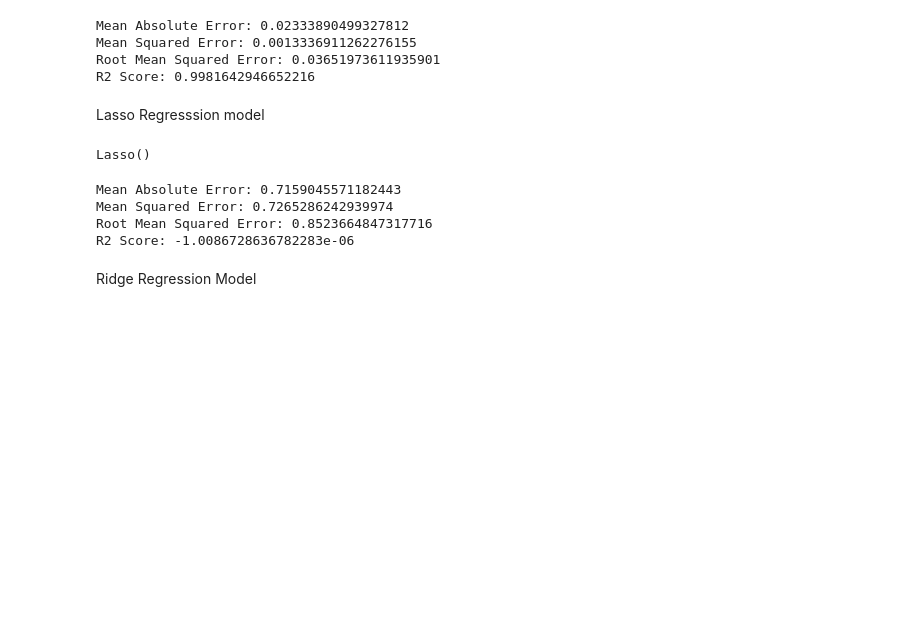
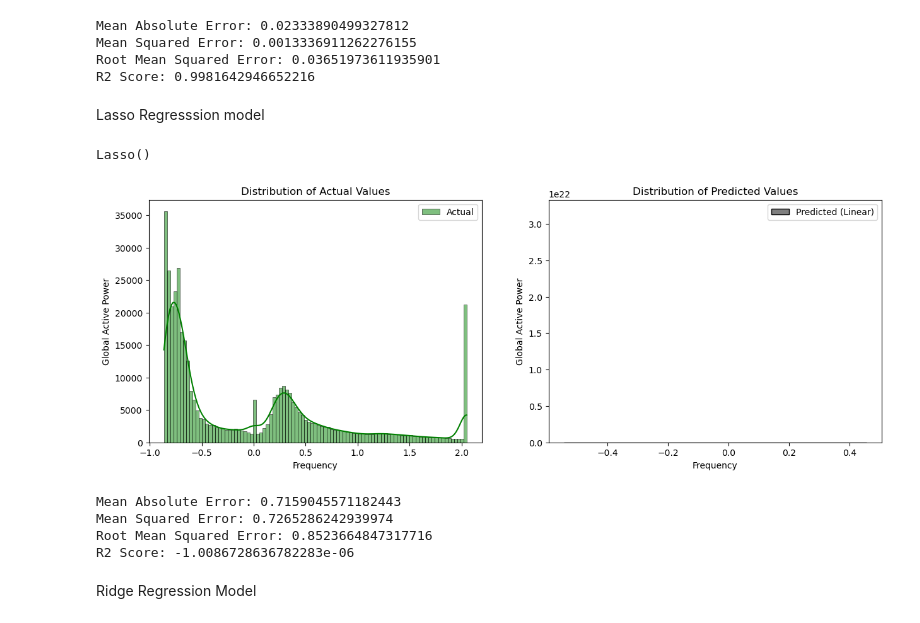
Before and after one commit to Shanchai-bit/Project-Title-PowerPulse-Household-Energy-Usage-Forecast, a Jupyter notebook: Energy_usage_forecast.ipynb, the cells around one changed output. Drawn from its saved outputs; the diff is of its cells as text; code cells hidden in the pictures; blank space fills up the shorter version.

```diff
--- a/Energy_usage_forecast.ipynb
+++ b/Energy_usage_forecast.ipynb
@@ -338,6 +375,25 @@ Lasso()
 # %%
 # Model Prediction
 y_pred_lasso = Lasso_model.predict(X_test)
+# %%
+# ploting for the actual and predicted values
+fig, ax = plt.subplots(1, 2, figsize=(15, 5))
+
+sns.histplot(y_test, color='g', label='Actual', ax=ax[0], kde=True)
+ax[0].set_title('Distribution of Actual Values')
+ax[0].set_ylabel('Global Active Power')
+ax[0].set_xlabel('Frequency')
+ax[0].legend()
+
+sns.histplot(y_pred_lasso, color='k', label='Predicted (Linear)', ax=ax[1], kde=True)
+ax[1].set_title('Distribution of Predicted Values')
+ax[1].set_ylabel('Global Active Power')
+ax[1].set_xlabel('Frequency')
+ax[1].legend()
+
+plt.show()
+# %% [output]
+[figure, added]
 # %%
 # Model Evaluation
 lasso_mae = mean_absolute_error(y_test, y_pred_lasso)
```
Also changed, not shown: parts of 9 cells of this notebook.
